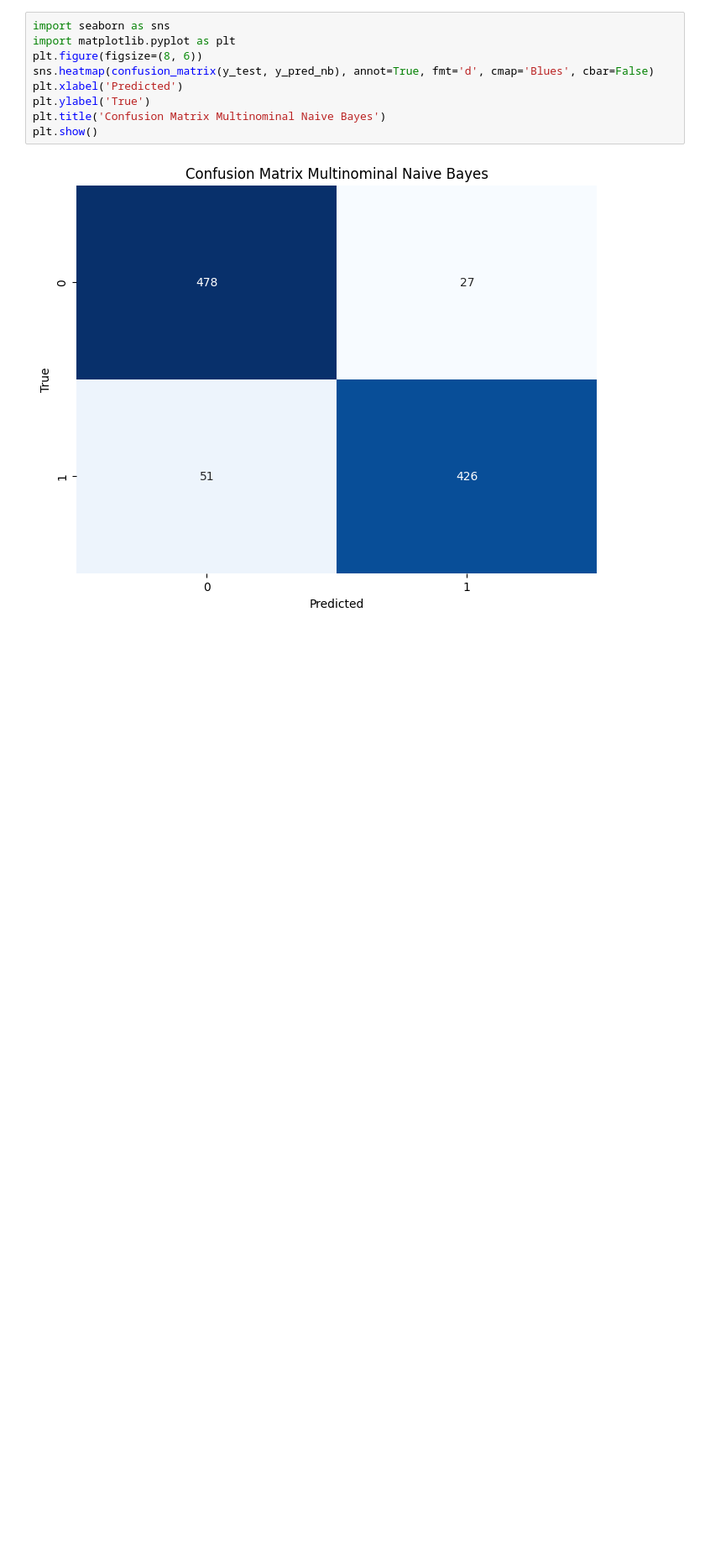
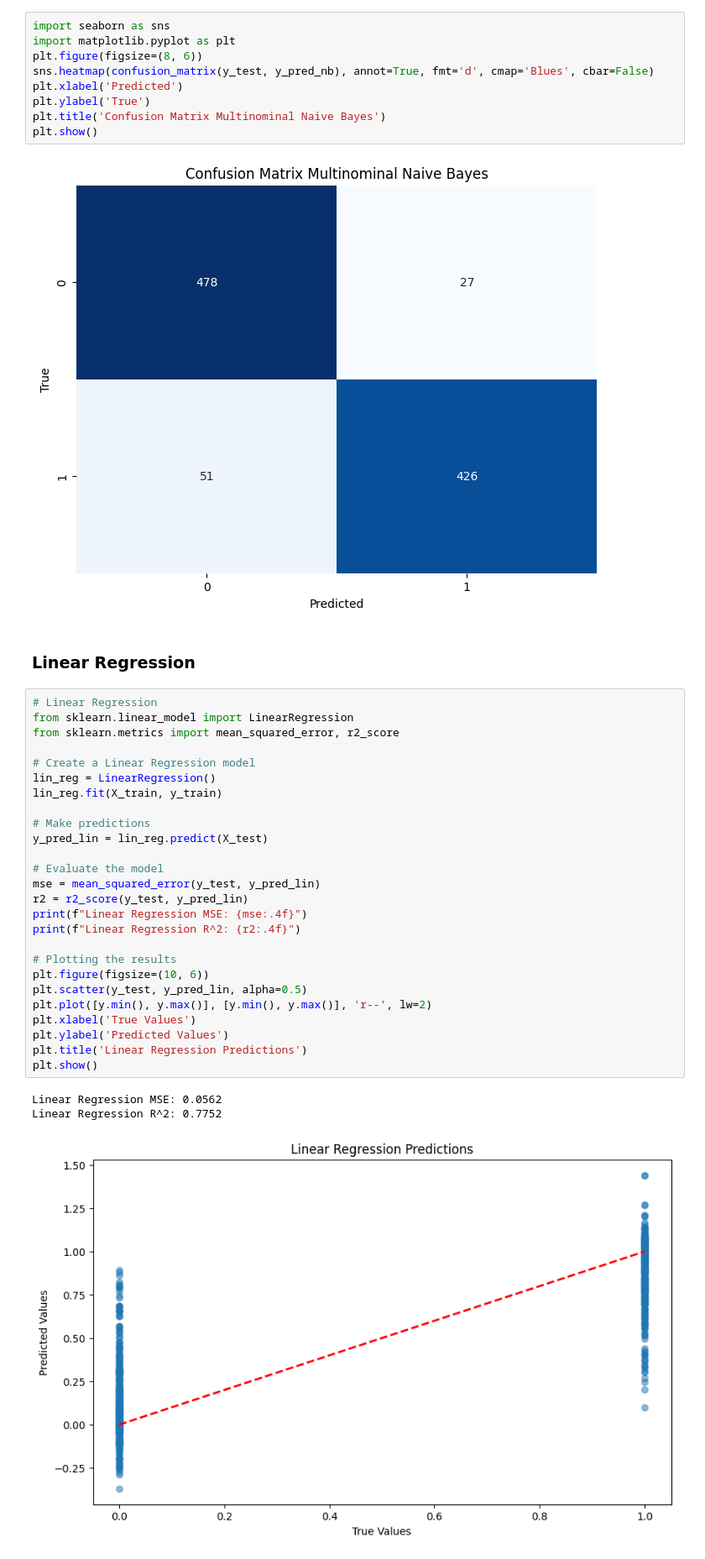
Before and after one commit to tuanna712/MLDSSpring25, a Jupyter notebook: notebooks/07_regression.ipynb, the cells around one changed output. Shown: that part at 84% size. Drawn from its saved outputs; the diff is of its cells as text; blank space fills up the shorter version.

```diff
--- a/notebooks/07_regression.ipynb
+++ b/notebooks/07_regression.ipynb
@@ -212,3 +212,35 @@ plt.title('Confusion Matrix Multinominal Naive Bayes')
 plt.show()
 # %% [output]
 [figure]
+# %% [markdown]
+### Linear Regression
+# %%
+# Linear Regression
+from sklearn.linear_model import LinearRegression
+from sklearn.metrics import mean_squared_error, r2_score
+
+# Create a Linear Regression model
+lin_reg = LinearRegression()
+lin_reg.fit(X_train, y_train)
+
+# Make predictions
+y_pred_lin = lin_reg.predict(X_test)
+
+# Evaluate the model
+mse = mean_squared_error(y_test, y_pred_lin)
+r2 = r2_score(y_test, y_pred_lin)
+print(f"Linear Regression MSE: {mse:.4f}")
+print(f"Linear Regression R^2: {r2:.4f}")
+
+# Plotting the results
+plt.figure(figsize=(10, 6))
+plt.scatter(y_test, y_pred_lin, alpha=0.5)
+plt.plot([y.min(), y.max()], [y.min(), y.max()], 'r--', lw=2)
+plt.xlabel('True Values')
+plt.ylabel('Predicted Values')
+plt.title('Linear Regression Predictions')
+plt.show()
+# %% [output]
+Linear Regression MSE: 0.0562
+Linear Regression R^2: 0.7752
+[figure, added]
```
Also changed, not shown: parts of 2 cells of this notebook, 2 other files.
